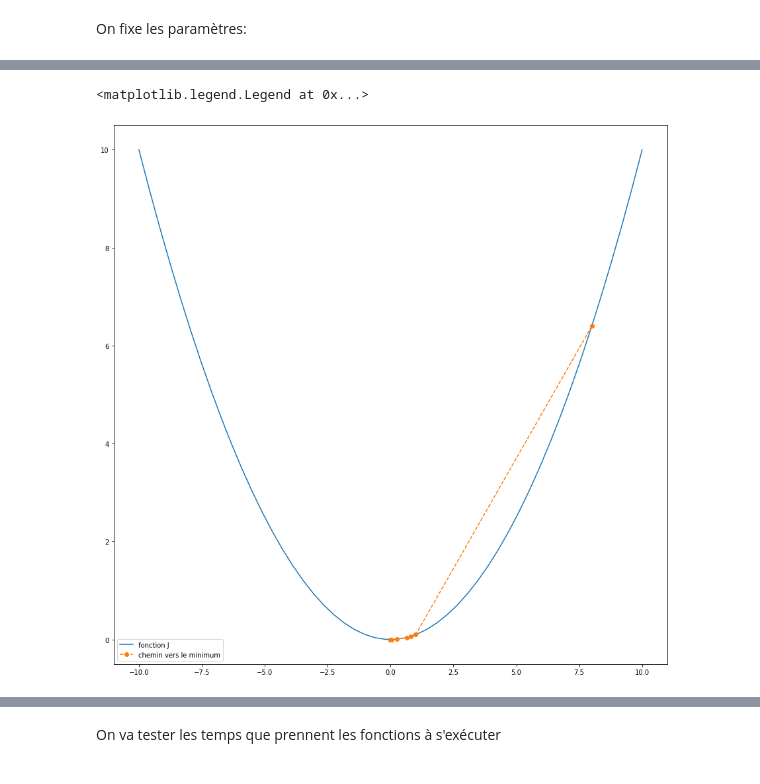
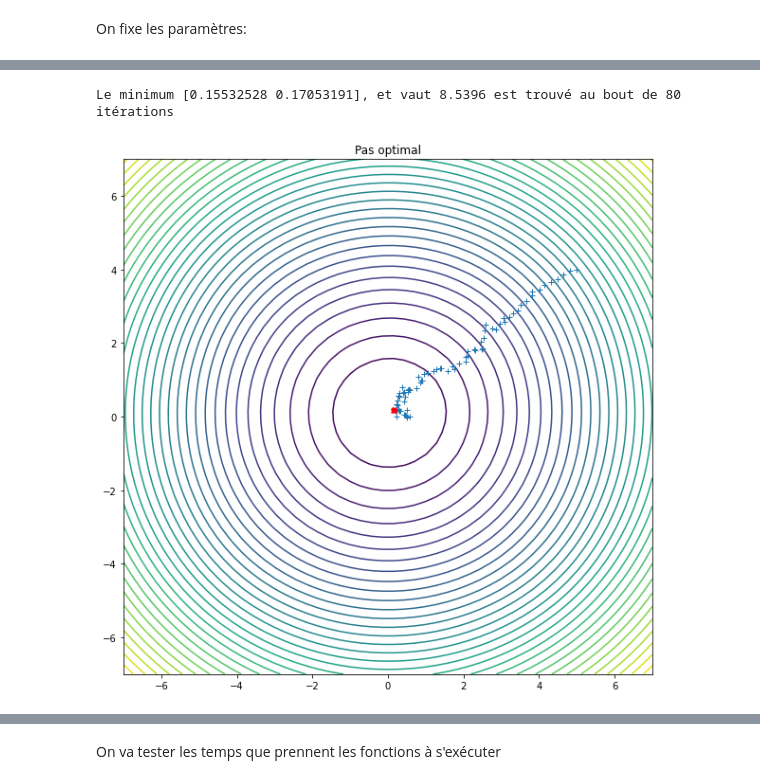
Before and after one commit to garancerx/optimisation_projet, a Jupyter notebook: projet_opti.ipynb, the cells around one changed output, grey strips where cells are left out. Cells and saved outputs as stored; diff of their text form; code cells hidden in the pictures.

```diff
--- a/projet_opti.ipynb
+++ b/projet_opti.ipynb
@@ -184,0 +176,10 @@ plt.legend()
+# %%
+def J(tab):
+    x = tab[0]
+    y = tab[1]
+    return eps*(x**2 + y**2)
+
+def Jprime(tab):
+    x = tab[0]
+    y = tab[1]
+    return np.array([2*eps*x,2*eps*y])
@@ -185,30 +210,54 @@ plt.legend()
+# %%
+eps = 10e-3
+x0 = np.array([5,4])
+rho = 0.1
+K = 50
+
+x1 = np.linspace(-7,7,K)
+x2 = np.linspace(-7,7,K)
+X, Y = np.meshgrid(x1,x2)
+Z = J(np.array([X,Y]))
+X1, minimum = pasOptimal(x0, rho)
+
+plt.figure(1,(10,10))
+plt.contour(X,Y,Z,40)
+plt.plot(X1[:,0],X1[:,1],"+", label=f"chemin vers le minimum")
+plt.plot(X1[minimum-1,0],X1[minimum-1,1], "Xr", label=f"Minimum trouvé")
+
+plt.title("Pas optimal")
+
+#plt.ylim(-1,1)
+
+#plt.legend()
+
+print(f'Le minimum {X1[minimum-1]}, et vaut {J(X1[minimum-1]):.4f} est trouvé au bout de {minimum} itérations')
+# %% [output]
+Le minimum [0.15532528 0.17053191], et vaut 8.5396 est trouvé au bout de 80 itérations
+[figure, added]
 # %%
-def J(x):
-    return eps*x**2
+def J(tab):
+    x = tab[0]
+    y = tab[1]
+    return x**2 + y**2
 
-def Jprime(x):
-    return 2*x*eps
+def Jprime(tab):
+    x = tab[0]
+    y = tab[1]
+    return np.array([2*x,2*y])
 
-def pasOptimal(x0,J,K,rho0):
+
+
+def gradientConjugue(x0,rho0):
     x = np.ones(K)
     x[0] = x0
     rho = rho0
+    d = Jprime(x0)
+
     for k in range(1,K-1):
-        f_k = J(x[:k] - rho * Jprime(x[:k]))
-        rho = np.argmin(f_k)
+        d = Jprime(x[k]) + Jprime(x[k])*(Jprime(x[k] - Jprime(x[k-1]))) * d/np.linalg.norm(Jprime(x[k-1]))**2
+
+        f_k = J(x[:k] - rho * d)
+        rho = min(f_k)
         #print("f_k :",f_k, "rho :",rho)
         x[k+1] = x[k] - rho * Jprime(x[k])
     return x
-
-X = pasOptimal(x0,J,K,rho0)
-x = np.linspace(-10,10,K)
-
-plt.figure(1,(15,15))
-
-plt.plot(x,J(x), label="fonction J")
-plt.plot(X, J(X), "--o", label=f"chemin vers le minimum")
-
-plt.legend()
-# %% [output]
-<matplotlib.legend.Legend at 0x...>
-[figure, removed]
```
Also changed, not shown: parts of 29 cells of this notebook.
